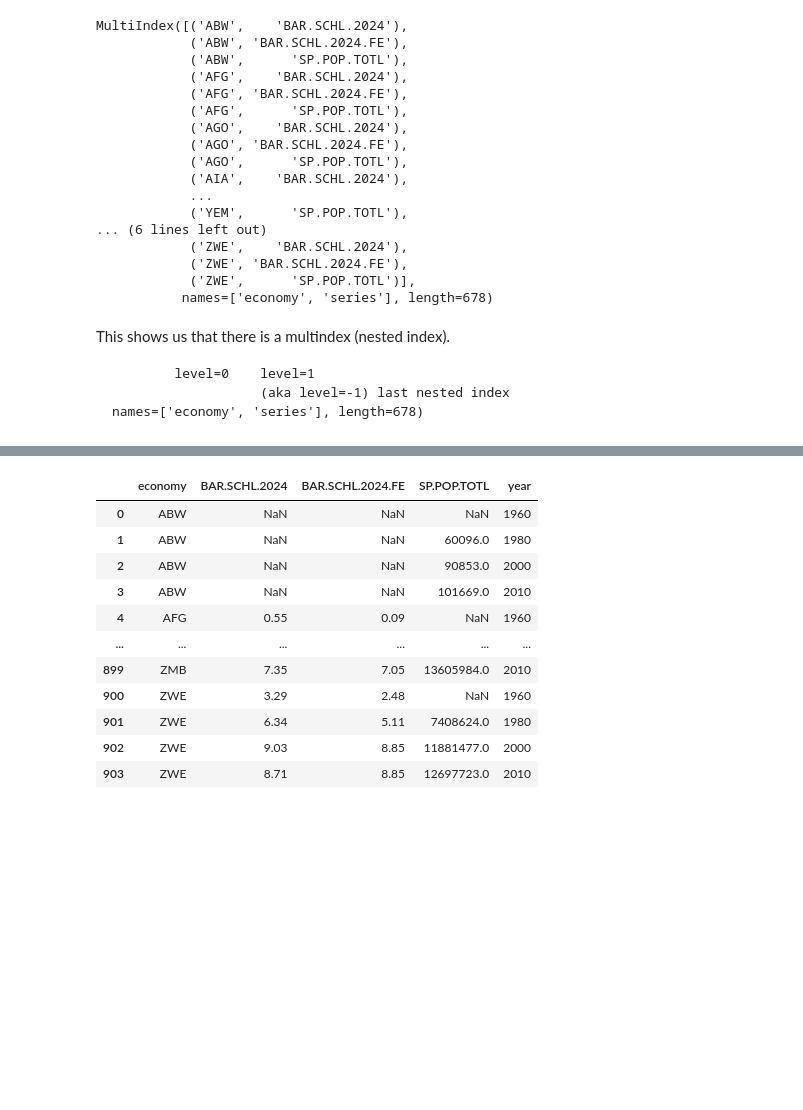
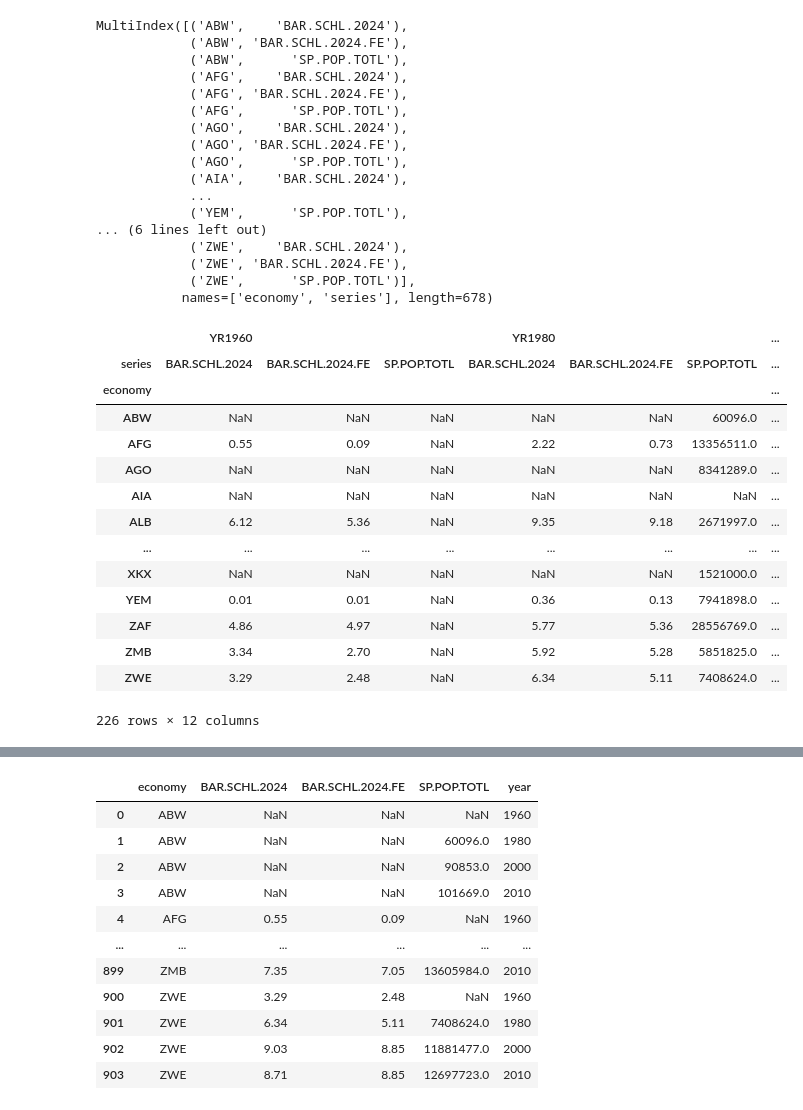
Before and after one commit to karasjoh000/worldbank-data, a Jupyter notebook: class15_task1.ipynb, the cells around one changed output, grey strips where cells are left out. Saved outputs shown, nothing was run; the diff lists cells and outputs as text; code cells hidden in the pictures; blank space fills up the shorter version.

Commit message:
add doc on unstack/stack

````diff
--- a/class15_task1.ipynb
+++ b/class15_task1.ipynb
@@ -84,10 +81,21 @@ MultiIndex([('ABW',    'BAR.SCHL.2024'),
             ('ZWE', 'BAR.SCHL.2024.FE'),
             ('ZWE',      'SP.POP.TOTL')],
            names=['economy', 'series'], length=678)
-# %% [markdown]
-This shows us that there is a multindex (nested index).
-```
-        level=0    level=1
-                   (aka level=-1) last nested index
-names=['economy', 'series'], length=678)
-```
+# %%
+df.unstack(level=1)
+# %% [output]
+|  | YR1960 |  |  | YR1980 |  |  | ... |
+| series | BAR.SCHL.2024 | BAR.SCHL.2024.FE | SP.POP.TOTL | BAR.SCHL.2024 | BAR.SCHL.2024.FE | SP.POP.TOTL | ... |
+| economy |  |  |  |  |  |  | ... |
+| ABW | NaN | NaN | NaN | NaN | NaN | 60096.0 | ... |
+| AFG | 0.55 | 0.09 | NaN | 2.22 | 0.73 | 13356511.0 | ... |
+| AGO | NaN | NaN | NaN | NaN | NaN | 8341289.0 | ... |
+| AIA | NaN | NaN | NaN | NaN | NaN | NaN | ... |
+| ALB | 6.12 | 5.36 | NaN | 9.35 | 9.18 | 2671997.0 | ... |
+| ... | ... | ... | ... | ... | ... | ... | ... |
+| XKX | NaN | NaN | NaN | NaN | NaN | 1521000.0 | ... |
+| YEM | 0.01 | 0.01 | NaN | 0.36 | 0.13 | 7941898.0 | ... |
+| ZAF | 4.86 | 4.97 | NaN | 5.77 | 5.36 | 28556769.0 | ... |
+| ZMB | 3.34 | 2.70 | NaN | 5.92 | 5.28 | 5851825.0 | ... |
+| ZWE | 3.29 | 2.48 | NaN | 6.34 | 5.11 | 7408624.0 | ... |
+226 rows × 12 columns
````
Also changed, not shown: parts of 13 cells of this notebook.
